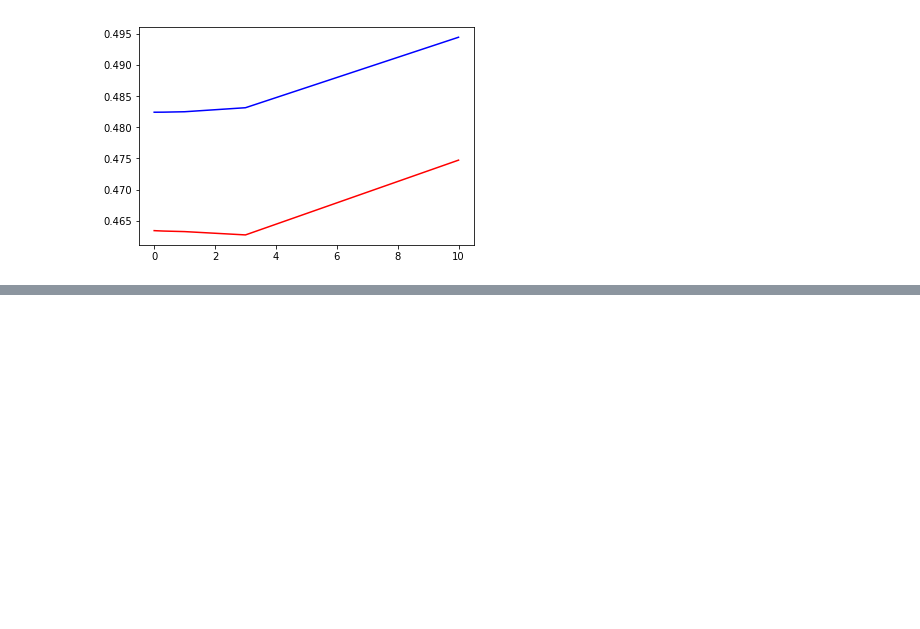
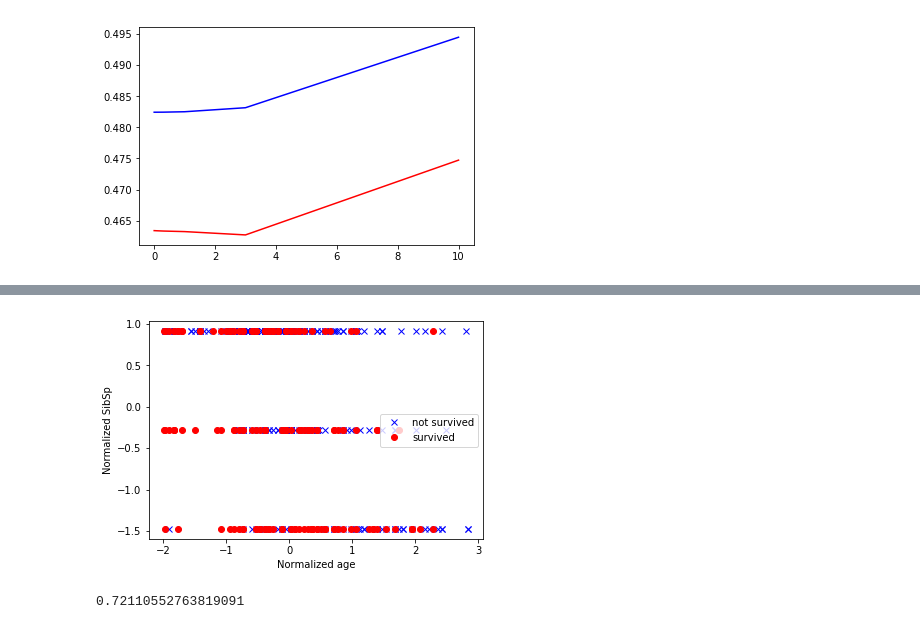
Before and after one commit to badGarnet/titanic_survive, a Jupyter notebook: LG notes.ipynb, the cells around one changed output, grey strips where cells are left out. Drawn from its saved outputs; the diff is of its cells as text; code cells hidden in the pictures; blank space fills up the shorter version.

```diff
--- a/LG notes.ipynb
+++ b/LG notes.ipynb
@@ -98,0 +84,9 @@ plt.show()
+# %%
+plt.plot(datain['train'].Age[y==0], datain['train'].Pclass[y==0], 'xb')
+plt.plot(datain['train'].Age[y==1], datain['train'].Pclass[y==1], 'or')
+plt.xlabel('Normalized age')
+plt.ylabel('Normalized SibSp')
+plt.legend(['not survived', 'survived'])
+plt.show()
+# %% [output]
+[figure, added]
@@ -98,0 +101,7 @@ plt.show()
+# %%
+y_predict = titan.sigmoid(np.dot(Xq,w[0]))
+y_predict[y_predict > 0.5] = 1
+y_predict[y_predict <= 0.5] = 0
+(y_predict == y).sum()*1.0/y.size
+# %% [output]
+0.72110552763819091
```
Also changed, not shown: parts of 8 cells of this notebook, 2 other files.
